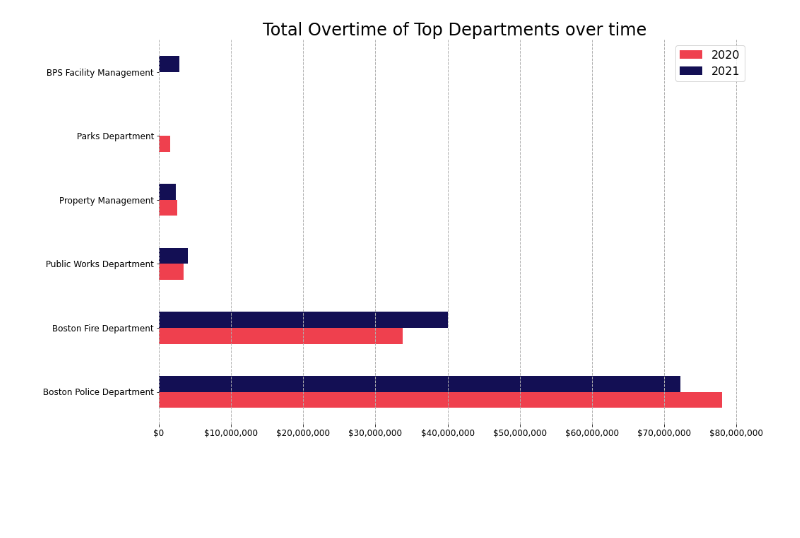
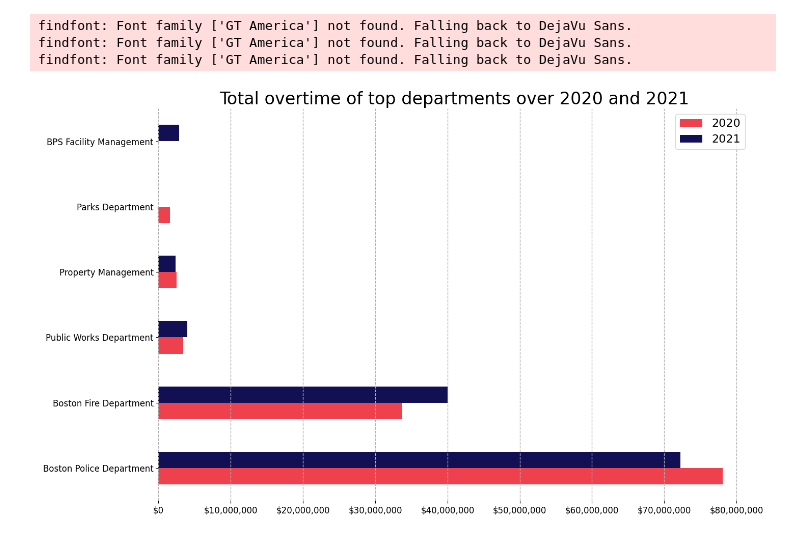
Before and after one commit to BU-Spark/ds-aclu-police-budget-analysis, a Jupyter notebook: fall22-team-1/Final_Q9-Q14.ipynb, the cells around one changed output. Cells and saved outputs as stored; diff of their text form; code cells hidden in the pictures; blank space fills up the shorter version.

```diff
--- a/fall22-team-1/Final_Q9-Q14.ipynb
+++ b/fall22-team-1/Final_Q9-Q14.ipynb
@@ -71,35 +71,38 @@ e_20_df_bpd = e_20_df[e_20_df.DEPARTMENT_NAME == "Boston Police Department"]
 # 9. Total Overtime of Top Departments over time
 
 n = 5
 
 ot_df = pd.DataFrame(
     [
         e_20_df.groupby("DEPARTMENT_NAME").sum().sort_values(by="OVERTIME", ascending=False)[:n].OVERTIME,
         e_21_df.groupby("DEPARTMENT_NAME").sum().sort_values(by="OVERTIME", ascending=False)[:n].OVERTIME
     ],
     index=["2020", "2021"]
 ).transpose()
 
 ax = ot_df.plot.barh(color=['#ef404e', '#130F54'])
 ax.grid(axis='x', linestyle='--')
 ax.set_xticklabels(['$0', '$10,000,000', '$20,000,000', '$30,000,000', '$40,000,000', '$50,000,000', '$60,000,000', '$70,000,000', '$80,000,000'], fontsize = 12)
 
 ax.spines['top'].set_visible(False)
 ax.spines['right'].set_visible(False)
 ax.spines['bottom'].set_visible(False)
 ax.spines['left'].set_visible(False)
 ax.get_yaxis().set_label_text("")
 plt.grid(False)
-plt.title("Total Overtime of Top Departments over time", fontsize = 24)
+plt.title("Total overtime of top departments over 2020 and 2021", fontsize = 24)
 # plt.xlabel("Total Overtime Pay (in 10 Million USD)")
 plt.xticks(fontsize = 12)
 plt.yticks(fontsize = 12)
 plt.grid(axis = 'x', linewidth = 1)
 # plt.ylabel(fontsize = 16)
 # plt.xlabel(fontsize = 16)
 plt.show()
 # %% [output]
+findfont: Font family ['GT America'] not found. Falling back to DejaVu Sans.
+findfont: Font family ['GT America'] not found. Falling back to DejaVu Sans.
+findfont: Font family ['GT America'] not found. Falling back to DejaVu Sans.
-[figure, old version]
+[figure, new version]
 # %%
 # 10. Payroll Distribution Over Time (base, overtime, retro, detail, etc.)
 
```
Also changed, not shown: parts of 7 cells of this notebook, 1 other file.
